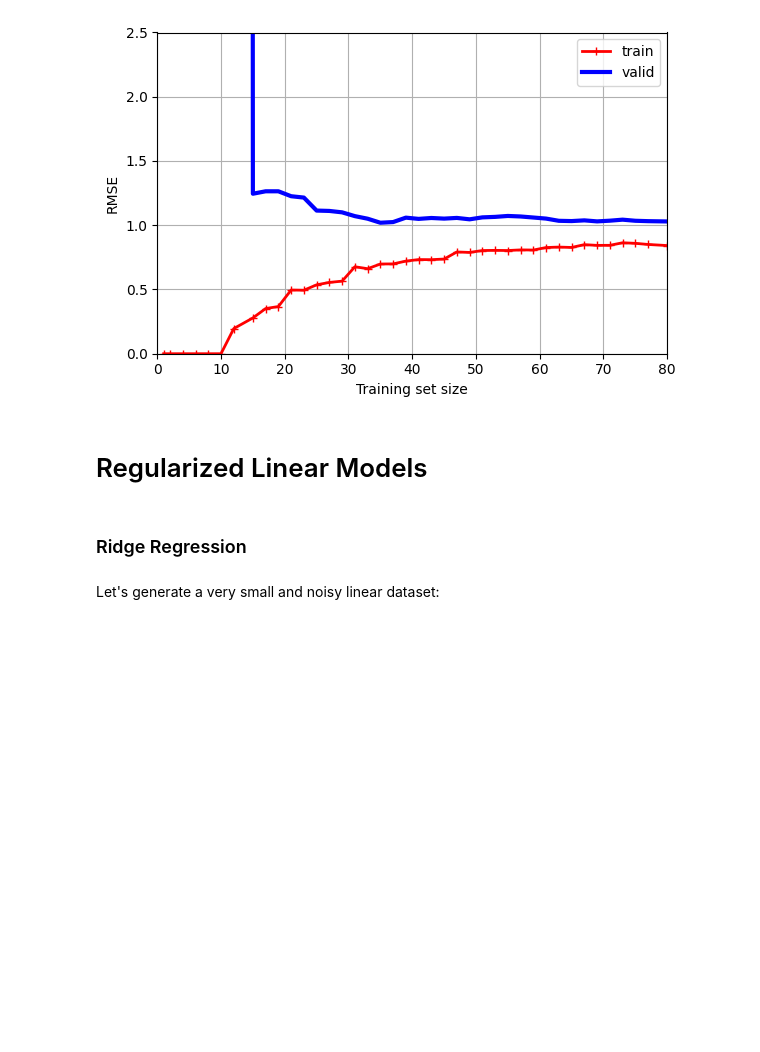
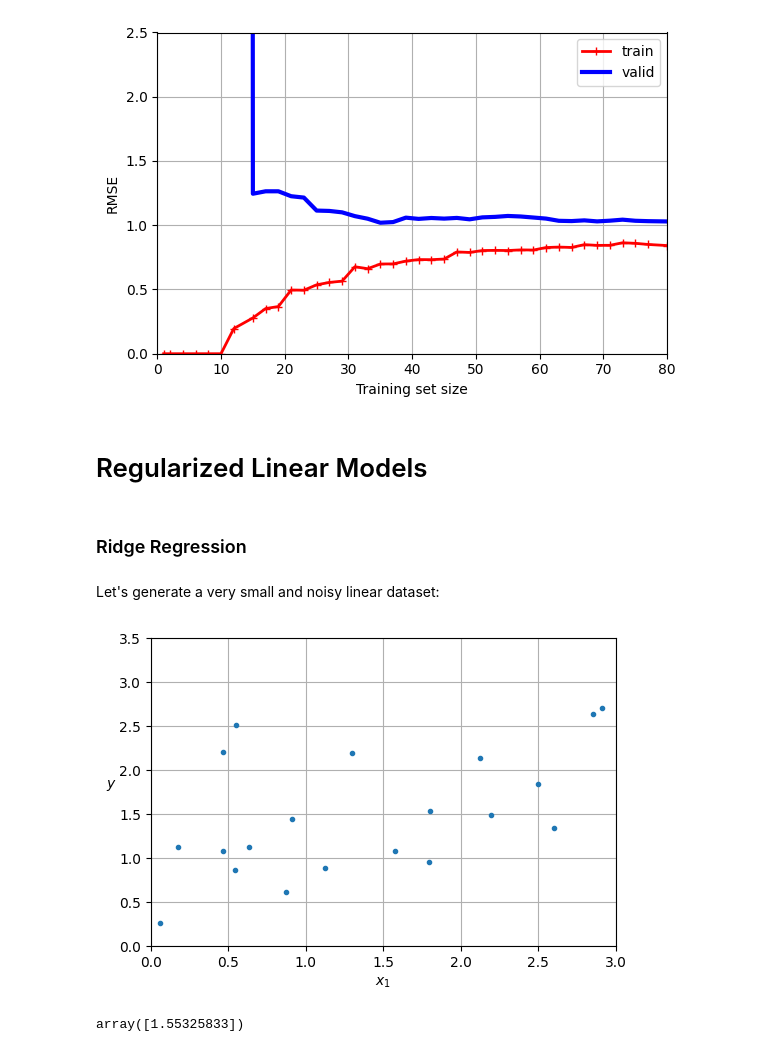
Before and after one commit to slamina-pf/machine_and_deep_learning, a Jupyter notebook: 04_training_linear_models.ipynb, the cells around one changed output. Drawn from its saved outputs; the diff is of its cells as text; code cells hidden in the pictures; blank space fills up the shorter version.

```diff
--- a/04_training_linear_models.ipynb
+++ b/04_training_linear_models.ipynb
@@ -390,3 +393,27 @@ plt.show()
 ### Ridge Regression
 # %% [markdown]
 Let's generate a very small and noisy linear dataset:
+# %%
+# extra code – we've done this type of generation several times before
+np.random.seed(42)
+m = 20
+X = 3 * np.random.rand(m, 1)
+y = 1 + 0.5 * X + np.random.randn(m, 1) / 1.5
+X_new = np.linspace(0, 3, 100).reshape(100, 1)
+# %%
+# extra code – a quick peek at the dataset we just generated
+plt.figure(figsize=(6, 4))
+plt.plot(X, y, ".")
+plt.xlabel("$x_1$")
+plt.ylabel("$y$  ", rotation=0)
+plt.axis([0, 3, 0, 3.5])
+plt.grid()
+plt.show()
+# %% [output]
+[figure, added]
+# %%
+ridge_reg = Ridge(alpha=0.1, solver="cholesky")
+ridge_reg.fit(X, y)
+ridge_reg.predict([[1.5]])
+# %% [output]
+array([1.55325833])
```
Also changed, not shown: parts of 15 cells of this notebook, 4 other files.
